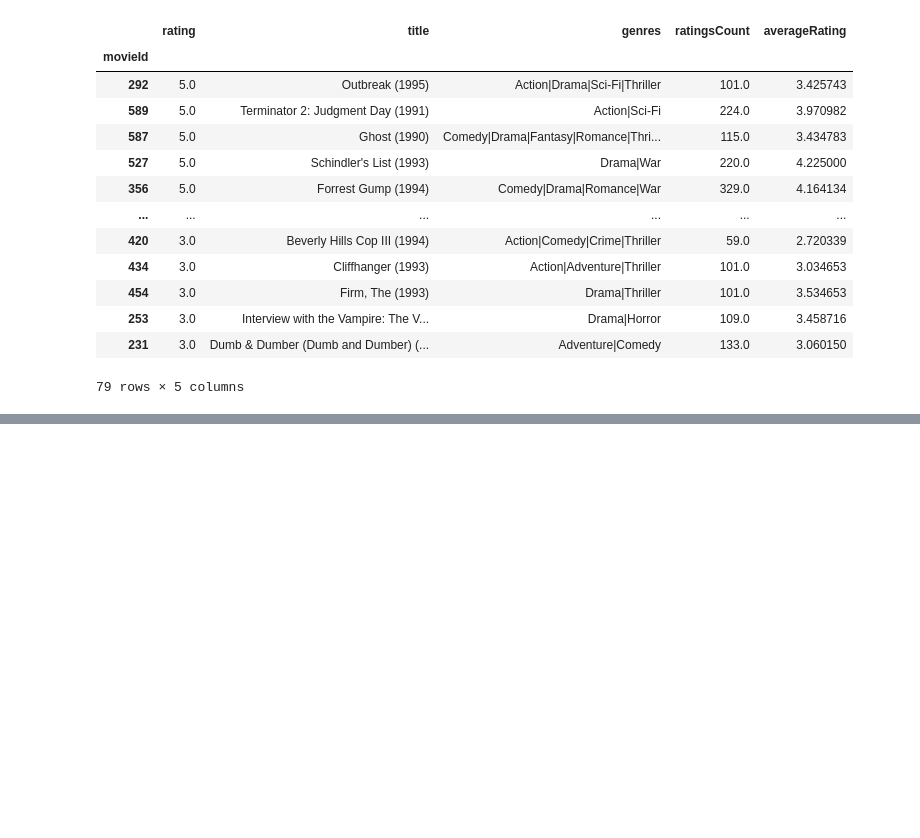
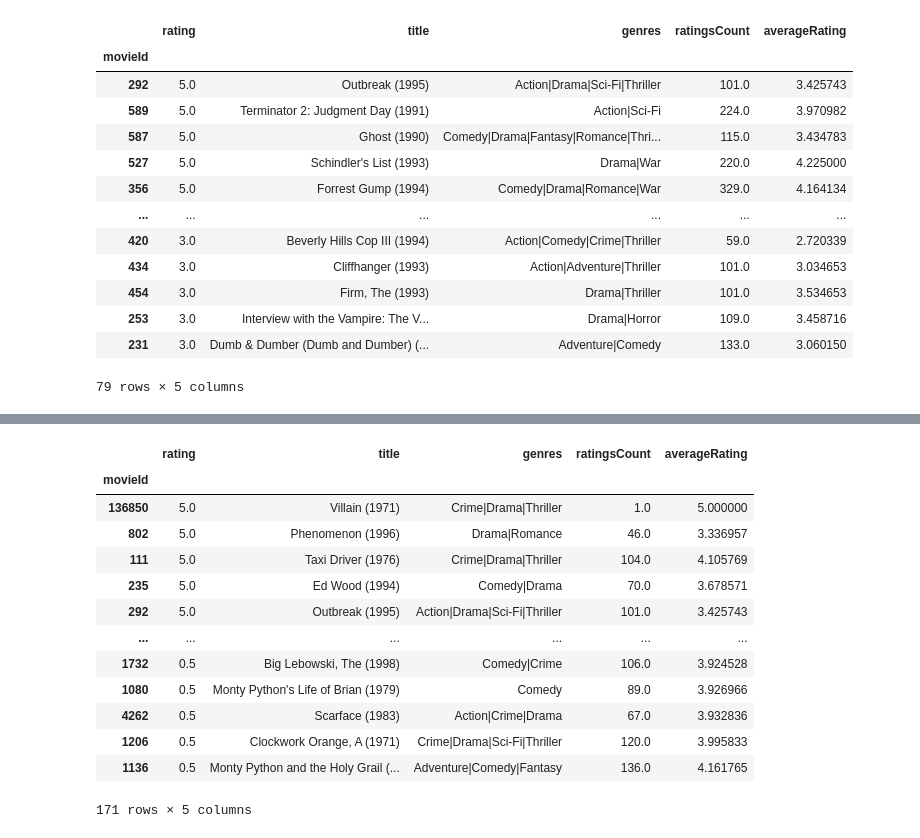
Before and after one commit to Harry-Turner/Python, a Jupyter notebook: ML_MovieRecommender.ipynb, the cells around one changed output, grey strips where cells are left out. Saved outputs shown, nothing was run; the diff lists cells and outputs as text; code cells hidden in the pictures; blank space fills up the shorter version.

```diff
--- a/ML_MovieRecommender.ipynb
+++ b/ML_MovieRecommender.ipynb
@@ -331,3 +331,16 @@ make_movie_recommendation(SAMPLE_USER_ID)
 | 253 | 3.0 | Interview with the Vampire: The V... | Drama|Horror | 109.0 | 3.458716 |
 | 231 | 3.0 | Dumb & Dumber (Dumb and Dumber) (... | Adventure|Comedy | 133.0 | 3.060150 |
 79 rows × 5 columns
+# %%
+NUMBER_OF_NEIGHBORS = 5
+def find_k_nearest_neighbors(userId, k=NUMBER_OF_NEIGHBORS):
+
+  distances_to_user = find_relative_distances(userId)
+
+  distances_to_user = distances_to_user.sort_values("distance")
+
+  distances_to_user = distances_to_user.set_index("userId")
+
+  return distances_to_user.head(k)
+
+find_k_nearest_neighbors(SAMPLE_USER_ID)
@@ -333,0 +355,31 @@ make_movie_recommendation(SAMPLE_USER_ID)
+# %%
+def make_recommendation_with_knn(userId):
+
+ top_k_neighbors = find_k_nearest_neighbors(userId)
+
+ ratings_by_index = ratings_dataframe.set_index("userId")
+
+ top_similar_ratings = ratings_by_index.loc[top_k_neighbors.index]
+
+ top_similar_rating_avg = top_similar_ratings.groupby("movieId").mean()[["rating"]]
+
+ recommended_movie = top_similar_rating_avg.sort_values("rating", ascending=False)
+
+ return recommended_movie.join(movies_dataframe)
+
+make_recommendation_with_knn(SAMPLE_USER_ID)
+# %% [output]
+|  | rating | title | genres | ratingsCount | averageRating |
+| movieId |  |  |  |  |  |
+| 136850 | 5.0 | Villain (1971) | Crime|Drama|Thriller | 1.0 | 5.000000 |
+| 802 | 5.0 | Phenomenon (1996) | Drama|Romance | 46.0 | 3.336957 |
+| 111 | 5.0 | Taxi Driver (1976) | Crime|Drama|Thriller | 104.0 | 4.105769 |
+| 235 | 5.0 | Ed Wood (1994) | Comedy|Drama | 70.0 | 3.678571 |
+| 292 | 5.0 | Outbreak (1995) | Action|Drama|Sci-Fi|Thriller | 101.0 | 3.425743 |
+| ... | ... | ... | ... | ... | ... |
+| 1732 | 0.5 | Big Lebowski, The (1998) | Comedy|Crime | 106.0 | 3.924528 |
+| 1080 | 0.5 | Monty Python's Life of Brian (1979) | Comedy | 89.0 | 3.926966 |
+| 4262 | 0.5 | Scarface (1983) | Action|Crime|Drama | 67.0 | 3.932836 |
+| 1206 | 0.5 | Clockwork Orange, A (1971) | Crime|Drama|Sci-Fi|Thriller | 120.0 | 3.995833 |
+| 1136 | 0.5 | Monty Python and the Holy Grail (... | Adventure|Comedy|Fantasy | 136.0 | 4.161765 |
+171 rows × 5 columns
```
Also changed, not shown: parts of 5 cells of this notebook.
